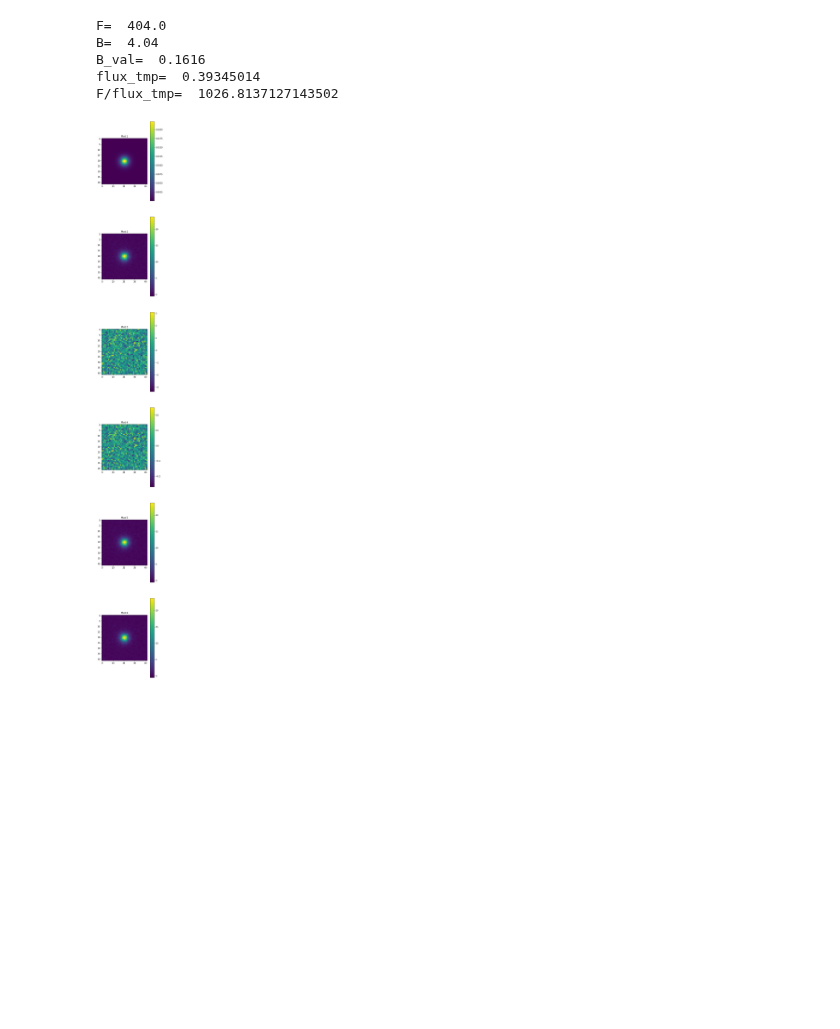
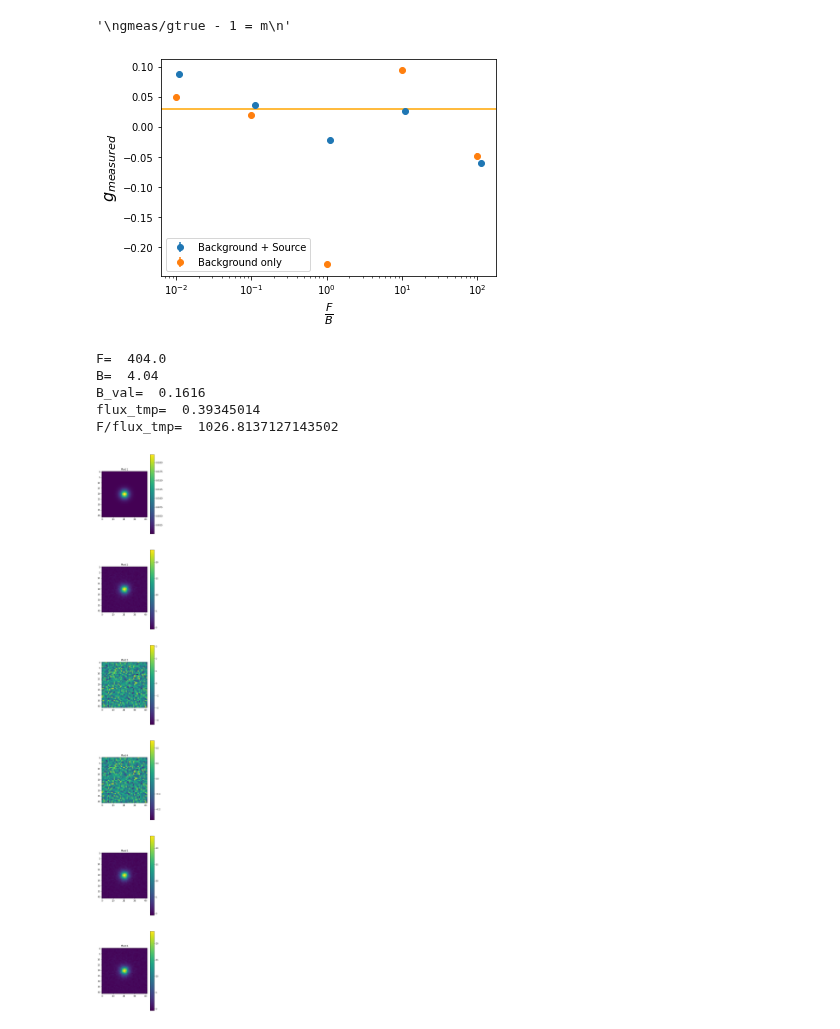
Before and after one commit to norrisbach/Metacal, a Jupyter notebook: metacalUpdated.ipynb, the cells around one changed output. Drawn from its saved outputs; the diff is of its cells as text; code cells hidden in the pictures; blank space fills up the shorter version.

```diff
--- a/metacalUpdated.ipynb
+++ b/metacalUpdated.ipynb
@@ -349,3 +331,18 @@ print(ans1[3],ans2[3])
+# %%
+#How do I find the yerr value? Do I just put the shear measurement error in place of gmeas in gmeas/gtrue - 1 = m?
+plt.errorbar(np.array(ans1[0])*1.1, (np.array(ans1[1])/shear_true[0]-1), yerr=ans1[3], fmt='o', label='Background + Source')
+plt.errorbar(ans2[0], (np.array(ans2[1])/shear_true[0]-1), yerr=ans2[3], fmt='o', label='Background only')
+plt.axhline(shear_true[0], color="orange")
+plt.xscale("log")
+plt.xlabel(r'$\frac{F}{B}$', fontsize=16)
+plt.ylabel(r'$g_{measured}$', fontsize=16)
+plt.legend()
+"""
+gmeas/gtrue - 1 = m
+"""
+# %% [output]
+'\ngmeas/gtrue - 1 = m\n'
+[figure, added]
 # %%
 """
 im_noiseNormal = im
```
Also changed, not shown: parts of 5 cells of this notebook.
